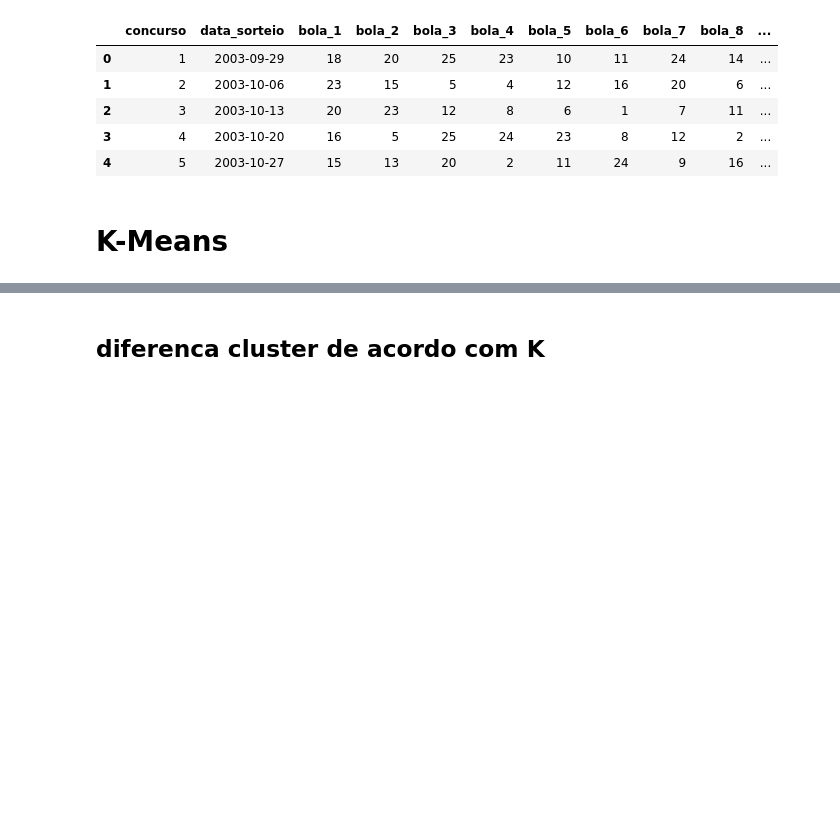
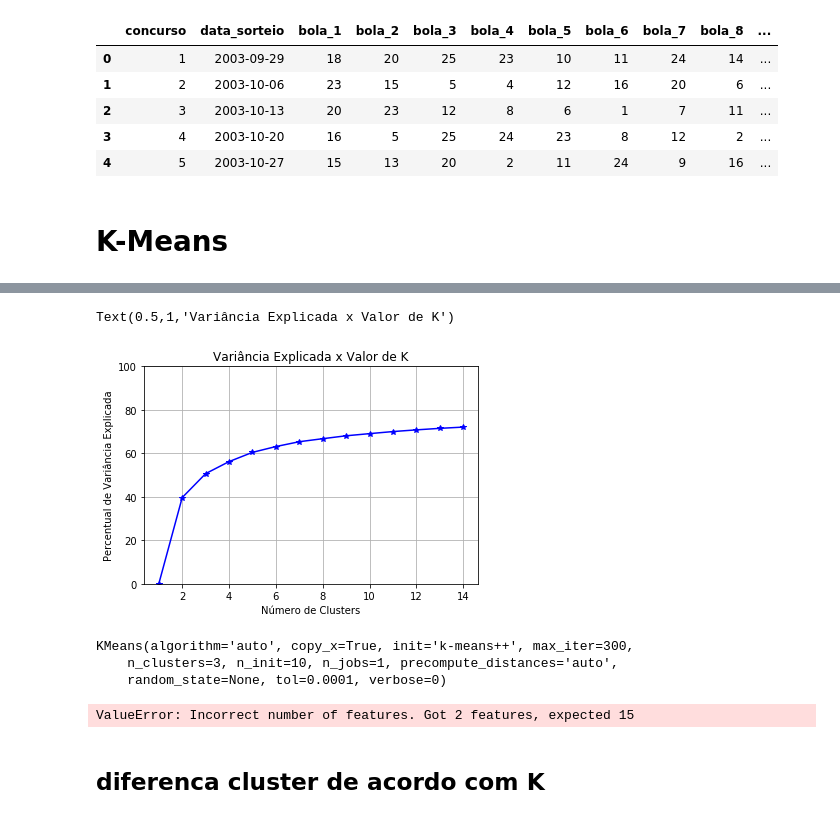
Before and after one commit to raphabritto/python_scripts, a Jupyter notebook: lotofacil.ipynb, the cells around one changed output, grey strips where cells are left out. Saved outputs shown, nothing was run; the diff lists cells and outputs as text; code cells hidden in the pictures; blank space fills up the shorter version.

```diff
--- a/lotofacil.ipynb
+++ b/lotofacil.ipynb
@@ -202,0 +199,42 @@ plt.show()
+# %%
+# Calculando a distância euclidiana de cada ponto de dado para o centróide
+k_euclid = [cdist(num_array, cent, 'euclidean') for cent in centroids]
+dist = [np.min(ke,axis=1) for ke in k_euclid]
+# %%
+# Soma dos quadrados das distâncias dentro do cluster
+wcss = [sum(d**2) for d in dist]
+# %%
+# Soma total dos quadrados
+tss = sum(pdist(num_array)**2)/num_array.shape[0]
+# %%
+# Soma dos quadrados entre clusters
+bss = tss - wcss
+# %%
+# Curva de Elbow
+fig = plt.figure()
+ax = fig.add_subplot(111)
+ax.plot(k_range, bss/tss*100, 'b*-')
+ax.set_ylim((0,100))
+plt.grid(True)
+plt.xlabel('Número de Clusters')
+plt.ylabel('Percentual de Variância Explicada')
+plt.title('Variância Explicada x Valor de K')
+# %% [output]
+Text(0.5,1,'Variância Explicada x Valor de K')
+[figure, added]
+# %%
+km = KMeans(n_clusters = 3)
+km.fit(num_array)
+# %% [output]
+KMeans(algorithm='auto', copy_x=True, init='k-means++', max_iter=300,
+    n_clusters=3, n_init=10, n_jobs=1, precompute_distances='auto',
+    random_state=None, tol=0.0001, verbose=0)
+# %%
+# Obtém os valores mínimos e máximos e organiza o shape
+x_min, x_max = num_array[:, 0].min(), num_array[:, 0].max()
+y_min, y_max = num_array[:, 1].min(), num_array[:, 1].max()
+xx, yy = np.meshgrid(np.arange(x_min, x_max, .02), np.arange(y_min, y_max, .02))
+Z = km.predict(np.c_[xx.ravel(), yy.ravel()])
+Z = Z.reshape(xx.shape)
+# %% [output]
+ValueError: Incorrect number of features. Got 2 features, expected 15
```
Also changed, not shown: parts of 20 cells of this notebook, 1 other file.
